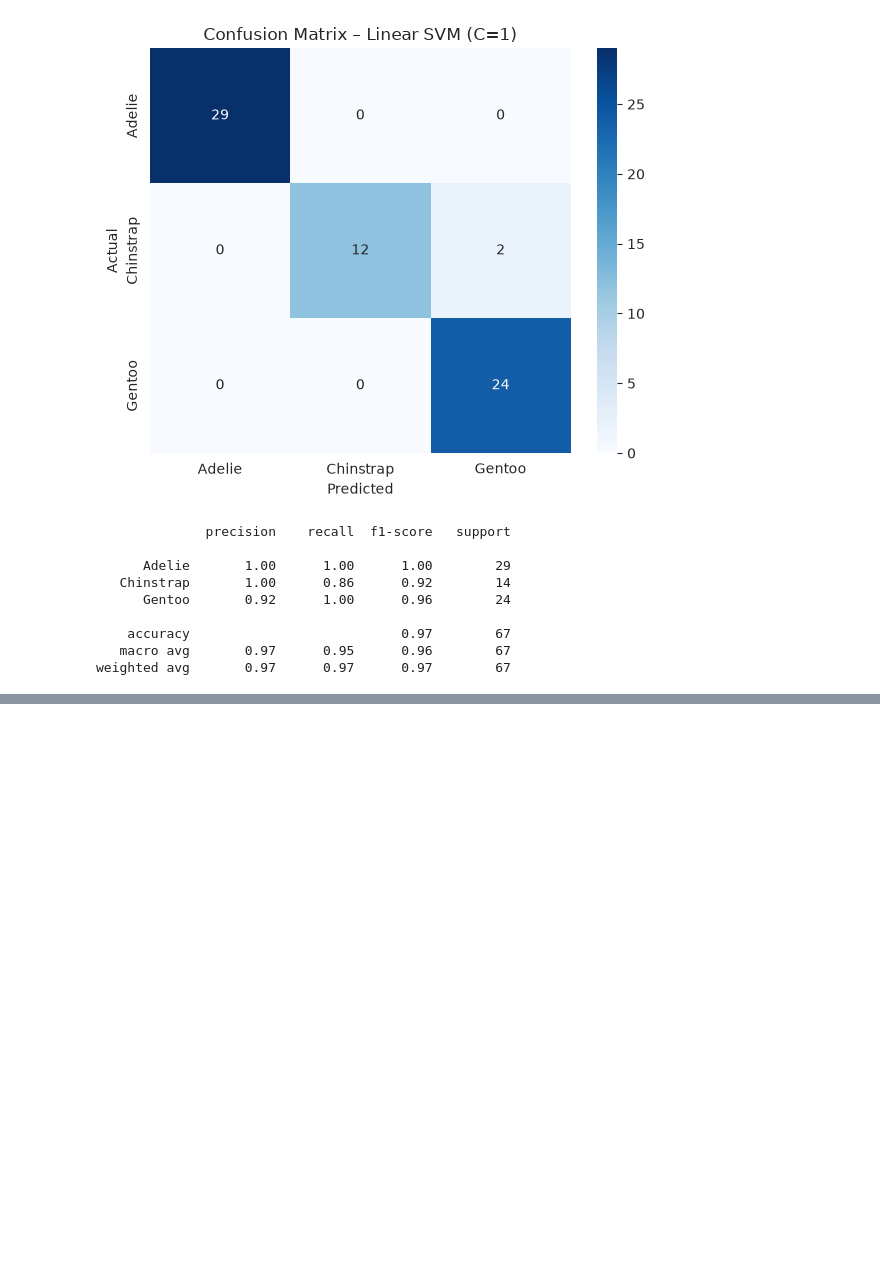
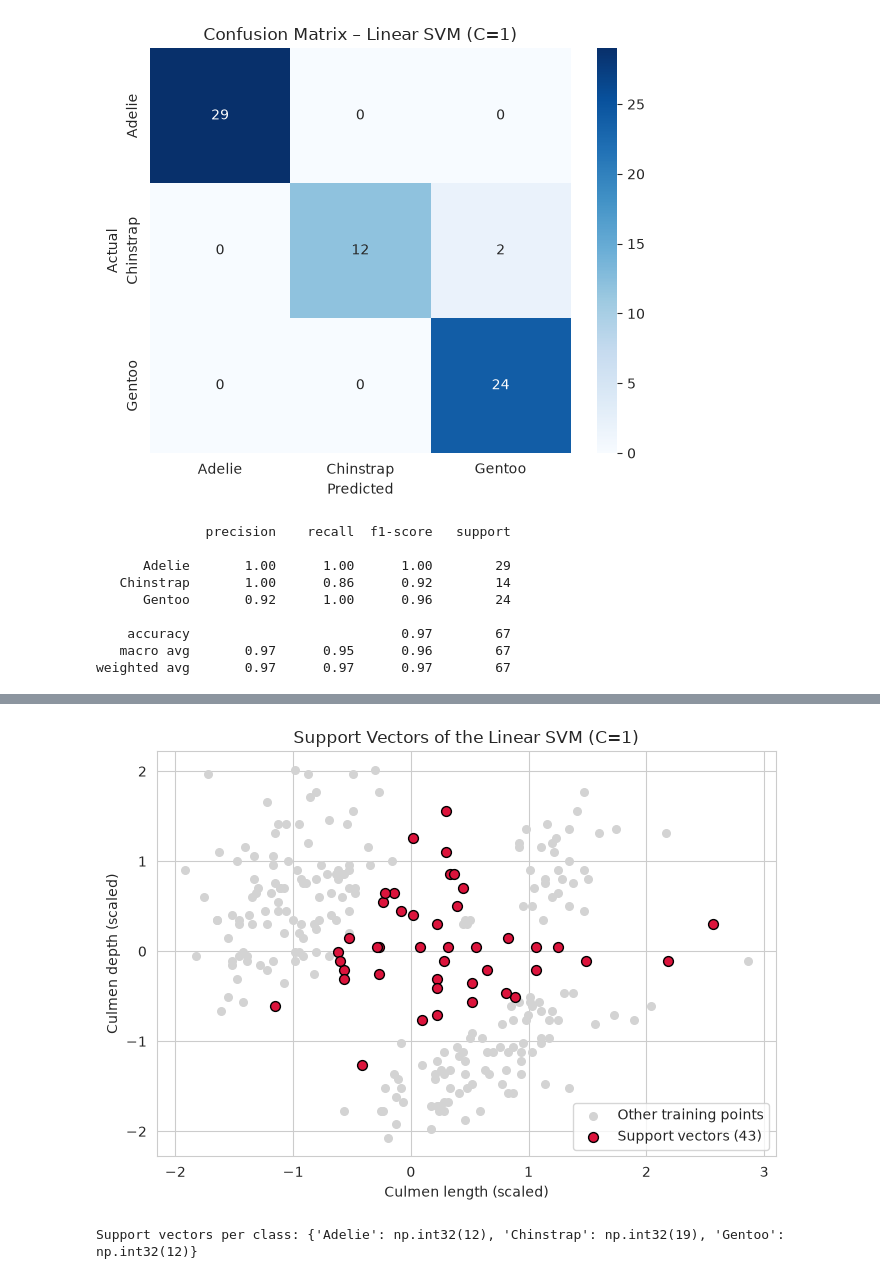
Before and after one commit to zainnm30/penguin-svm-classification, a Jupyter notebook: notebooks/penguin_svm.ipynb, the cells around one changed output, grey strips where cells are left out. Drawn from its saved outputs; the diff is of its cells as text; code cells hidden in the pictures; blank space fills up the shorter version.

```diff
--- a/notebooks/penguin_svm.ipynb
+++ b/notebooks/penguin_svm.ipynb
@@ -266,0 +317,18 @@ weighted avg       0.97      0.97      0.97        67
+# %%
+sv = linear_svm.support_vectors_
+
+plt.figure(figsize=(7, 5))
+plt.scatter(X_train_scaled[:, 0], X_train_scaled[:, 1], c='lightgray', s=30, label='Other training points')
+plt.scatter(sv[:, 0], sv[:, 1], c='crimson', s=50, edgecolor='k', label=f'Support vectors ({len(sv)})')
+plt.xlabel('Culmen length (scaled)')
+plt.ylabel('Culmen depth (scaled)')
+plt.title('Support Vectors of the Linear SVM (C=1)')
+plt.legend()
+plt.tight_layout()
+plt.savefig('../images/support_vectors_linear.png', dpi=150)
+plt.show()
+
+print("Support vectors per class:", dict(zip(linear_svm.classes_, linear_svm.n_support_)))
+# %% [output]
+[figure, added]
+Support vectors per class: {'Adelie': np.int32(12), 'Chinstrap': np.int32(19), 'Gentoo': np.int32(12)}
```
Also changed, not shown: parts of 4 cells of this notebook, 3 other files.
